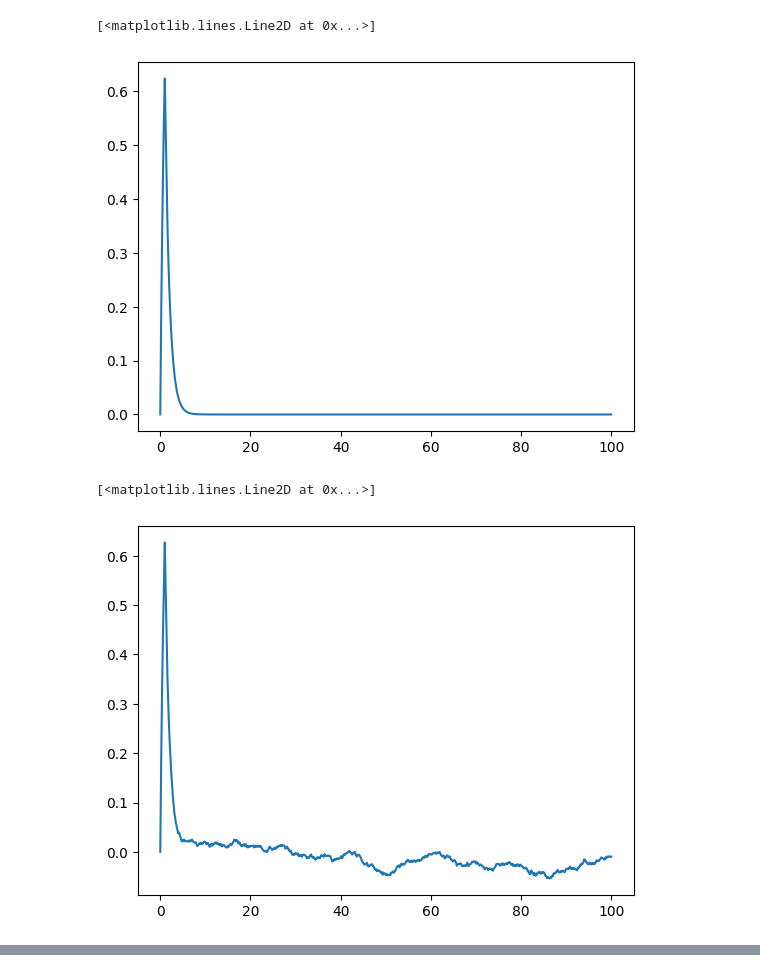
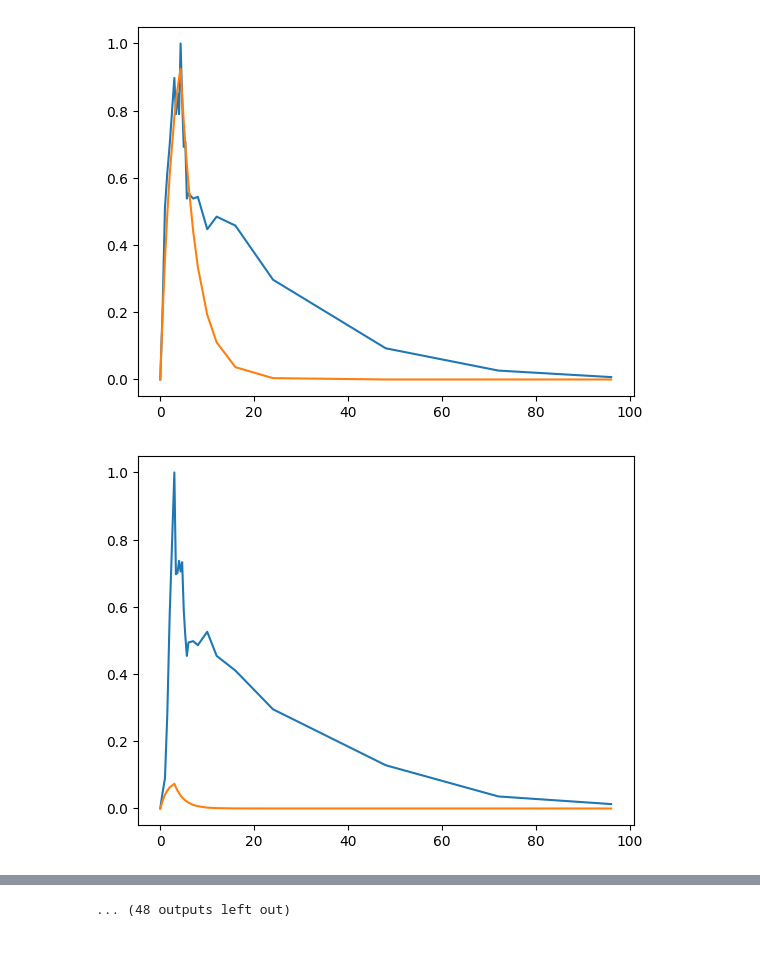
Before and after one commit to LumbaBalumba/yes-science, a Jupyter notebook: modelling.ipynb, the cells around one changed output, grey strips where cells are left out. Saved outputs shown, nothing was run; the diff lists cells and outputs as text; code cells hidden in the pictures.

```diff
--- a/modelling.ipynb
+++ b/modelling.ipynb
@@ -1 +4,3 @@
+# %%
+samples = np.load('samples.npy')
 # %%
@@ -50,16 +8,17 @@ class BeatBoxModel:
-# %%
-model = BeatBoxModel(1, 1, 1, 1, 1, 1, 0.005, 0.0001, 0.00001)
-# %%
-t = np.linspace(0, 100, 1000)
-# %%
-c = model.sample(t)
-plt.plot(t, c)
-# %% [output]
-[<matplotlib.lines.Line2D at 0x...>]
-[figure, removed]
-# %%
-c = model.sample_with_noise(t)
-plt.plot(t, c)
-# %% [output]
-[<matplotlib.lines.Line2D at 0x...>]
-[figure, removed]
+# %%
+residuals = []
+for t, X in samples:
+    model = BeatBoxModel()
+    scale = np.max(X)
+    X_scaled = X / scale
+    model.fit(t, X_scaled)
+    X_sample = model.sample(t)
+    res = X_sample - X_scaled
+    residuals.append(res)
+    plt.plot(t, X_scaled)
+    plt.plot(t, X_sample)
+    plt.show()
+residuals = np.array(residuals)
+# %% [output]
+[figure, added]
+[figure, added]
@@ -65,0 +35 @@ plt.plot(t, c)
+... (48 outputs left out)
```
Also changed, not shown: parts of 8 cells of this notebook, 3 other files.
